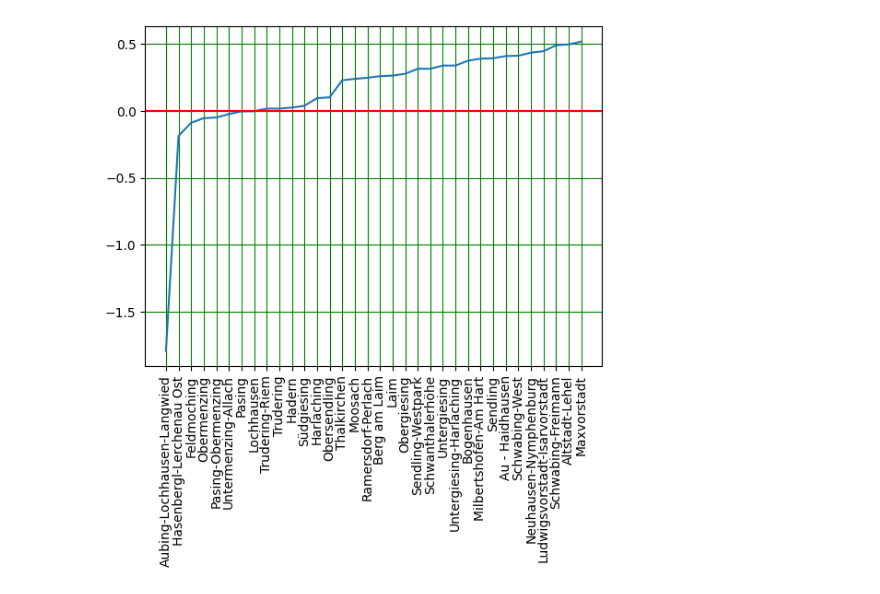
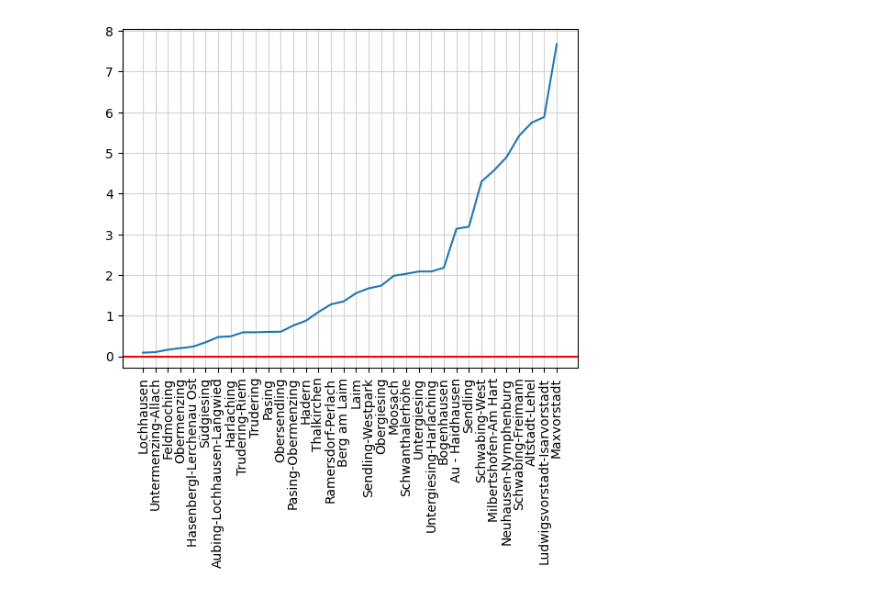
Before and after one commit to shoefer987/bike_sharing_demand, a Jupyter notebook: notebooks/linear_reg.ipynb, the cells around one changed output. Drawn from its saved outputs; the diff is of its cells as text; code cells hidden in the pictures.

Commit message:
Modified for loop for model

```diff
--- a/notebooks/linear_reg.ipynb
+++ b/notebooks/linear_reg.ipynb
@@ -83,12 +107,12 @@ models = []
 district_score_means = []
 
 for dist in districts:
-    scores = []
-    model = LinearRegression()
+    scores_list = []
 
     indices = [0, 1, 2, 3]
 
     for id in range(4):
+        model = LinearRegression()
 
         test_df = fold_dfs[id]
         train_folds = [fold_dfs[i] for i in indices if i != id]
@@ -99,10 +123,15 @@ for dist in districts:
         X_train = train_df.drop(columns= districts)
         y_train = train_df[dist]
 
+
         model.fit(X_train, y_train)
-        scores.append(model.score(X_test, y_test))
-        # models.append
-        print(f"{id} >>> {scores=}")
+        y_pred = [x if x >= 0 else 0 for x in model.predict(X_test)]
+        # scores = r2_score(y_test , y_pred)
+        scores = np.sqrt(mean_squared_error(y_test, model.predict(X_test)))
+        scores_list.append(scores)
+        print(f"{id} >>> scores={scores_list}")
 
-    district_score_means.append(np.mean(scores))
+
+    scores_array = np.array(scores)
+    district_score_means.append(np.mean(scores_array.flatten()))
 # %% [output]
@@ -130,14 +179,13 @@ scores_df.sort_values(by=['score'], inplace=True)
 # %%
 plt.plot(scores_df.index, scores_df['score'])
 plt.xticks(rotation=90)
 plt.axhline(y=0, color='r', linestyle='-')
-plt.ayhline(y=0, color='r', linestyle='-')
-plt.grid(c='')
+plt.grid(c="#d3d3d3")
 
 
 plt.show()
 # %% [output]
-[figure, old version]
+[figure, new version]
 # %%
 print(f"mean = {np.mean(district_score_means)}")
 print(f"min = {np.min(district_score_means)}")
```
Also changed, not shown: parts of 32 cells of this notebook.
